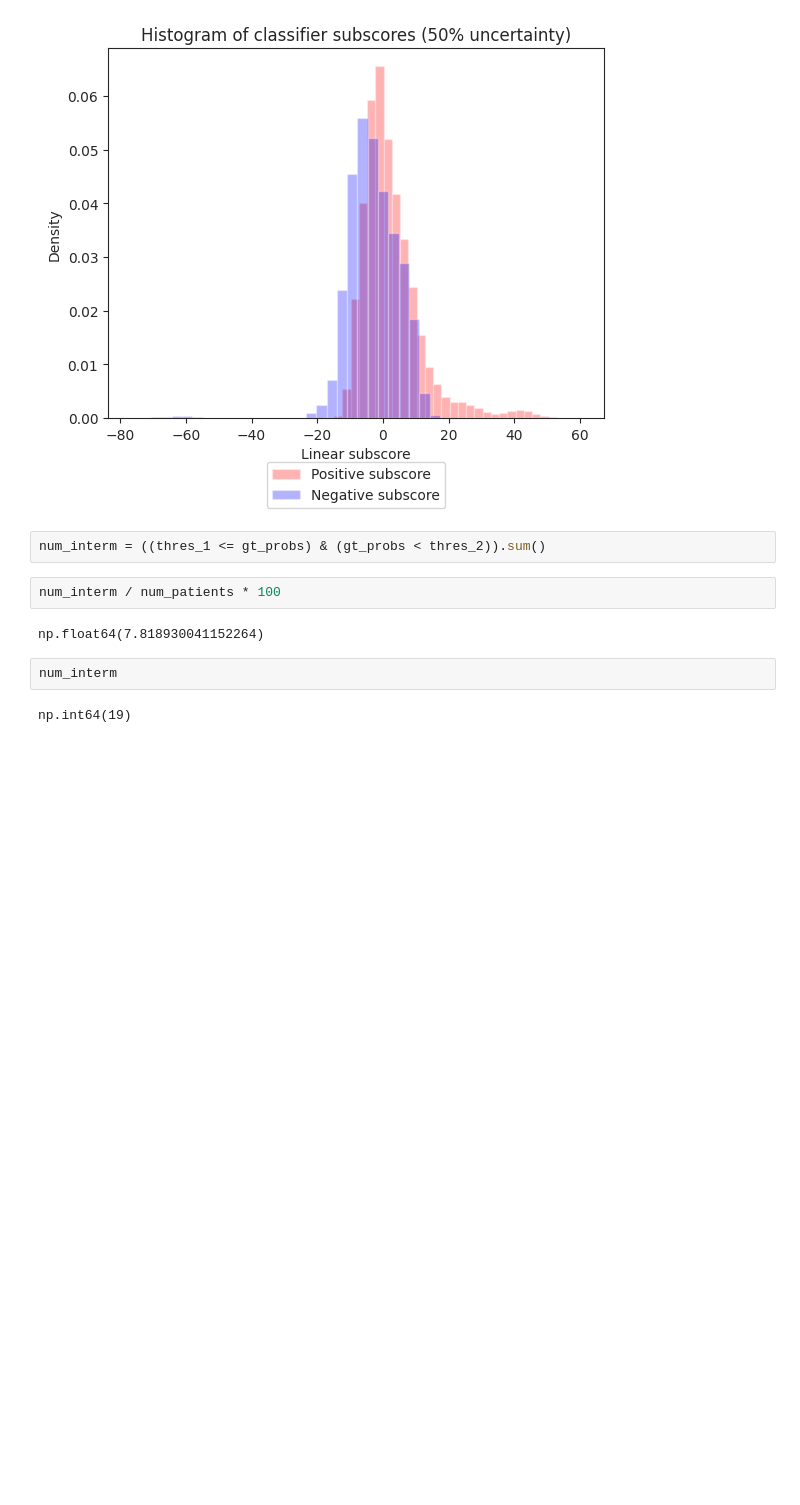
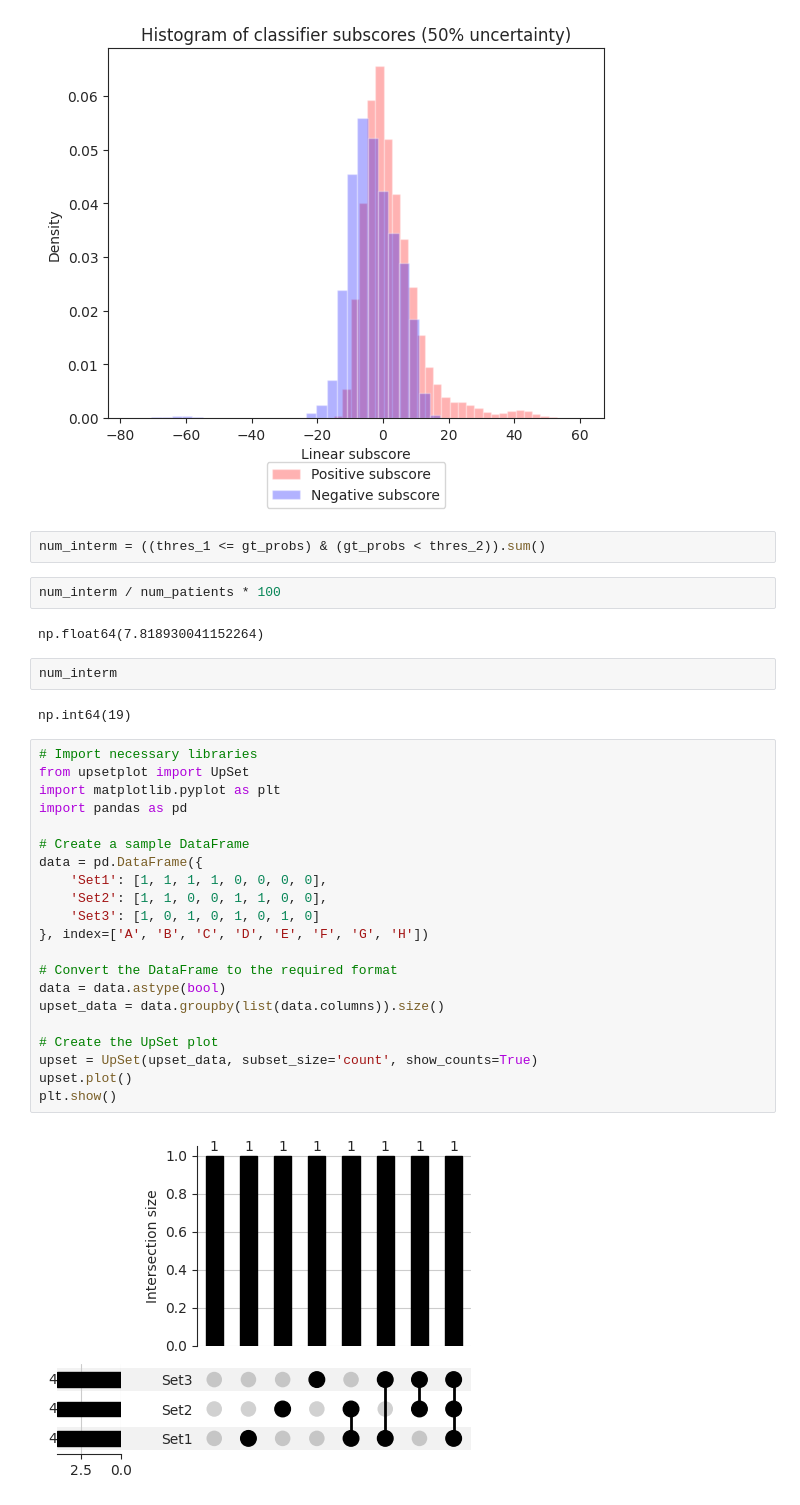
Before and after one commit to Translational-HDPM/T-HDPM_uncertainty_analysis, a Jupyter notebook: notebooks/distribution_based_subject_level_analysis.ipynb, the cells around one changed output. Drawn from its saved outputs; the diff is of its cells as text; blank space fills up the shorter version.

```diff
--- a/notebooks/distribution_based_subject_level_analysis.ipynb
+++ b/notebooks/distribution_based_subject_level_analysis.ipynb
@@ -1158,3 +825,26 @@ np.float64(7.818930041152264)
 num_interm
 # %% [output]
 np.int64(19)
+# %%
+# Import necessary libraries
+from upsetplot import UpSet
+import matplotlib.pyplot as plt
+import pandas as pd
+
+# Create a sample DataFrame
+data = pd.DataFrame({
+    'Set1': [1, 1, 1, 1, 0, 0, 0, 0],
+    'Set2': [1, 1, 0, 0, 1, 1, 0, 0],
+    'Set3': [1, 0, 1, 0, 1, 0, 1, 0]
+}, index=['A', 'B', 'C', 'D', 'E', 'F', 'G', 'H'])
+
+# Convert the DataFrame to the required format
+data = data.astype(bool)
+upset_data = data.groupby(list(data.columns)).size()
+
+# Create the UpSet plot
+upset = UpSet(upset_data, subset_size='count', show_counts=True)
+upset.plot()
+plt.show()
+# %% [output]
+[figure, added]
```
Also changed, not shown: parts of 30 cells of this notebook, 5 other files.
